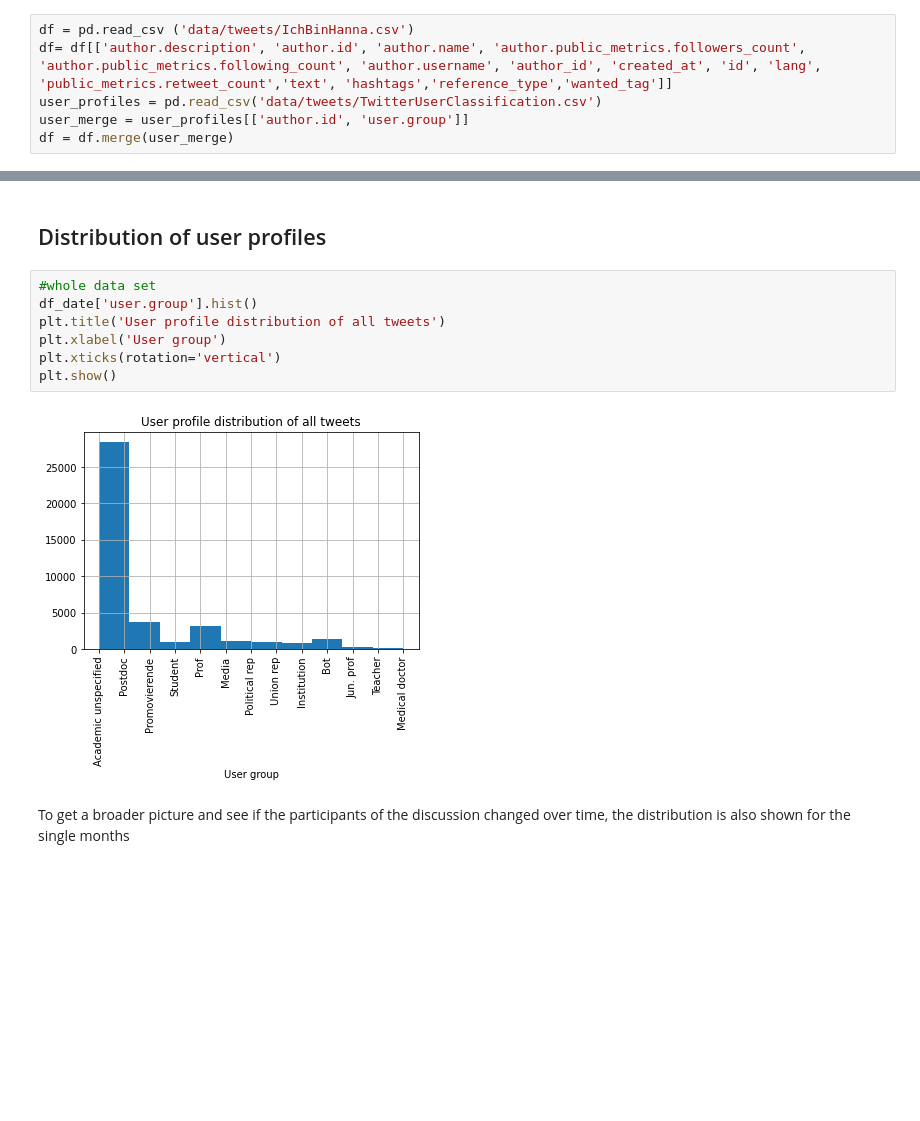
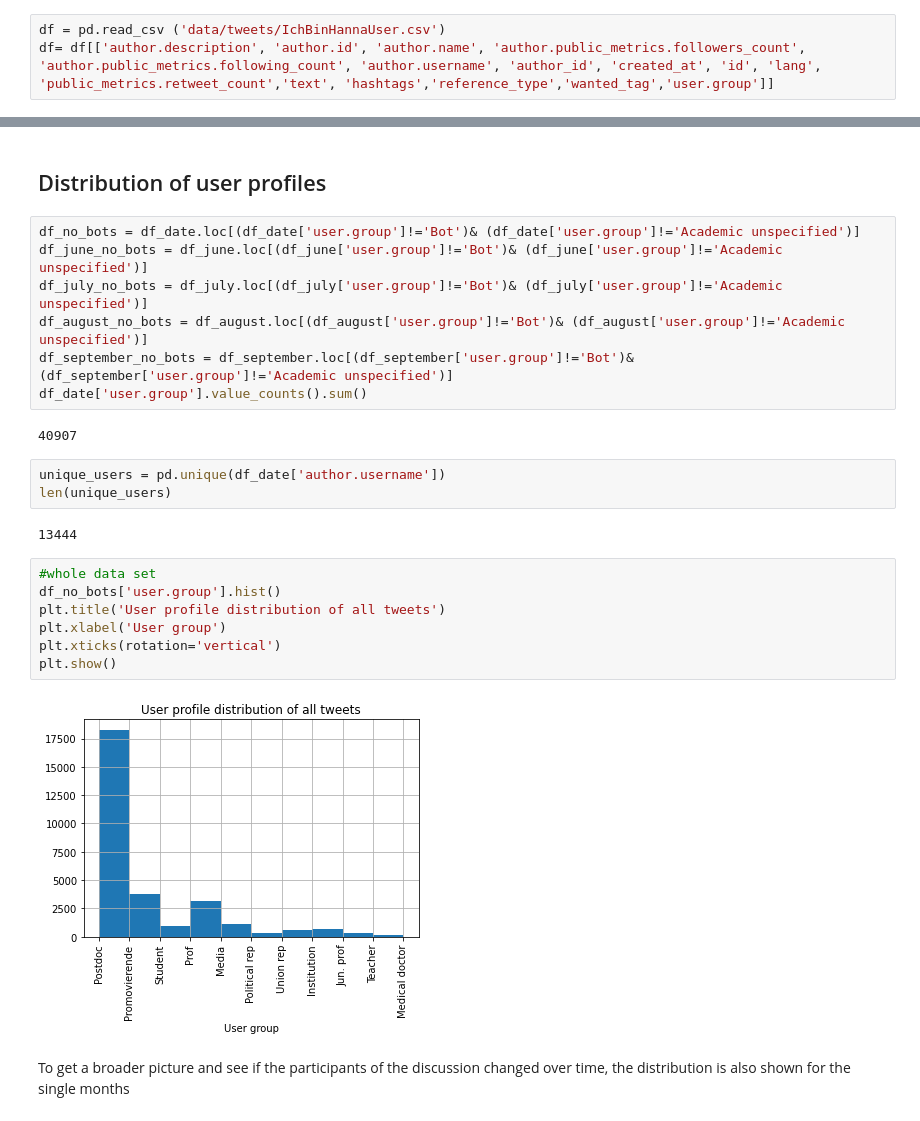
Before and after one commit to ahmadouw/IchBinHanna-Analysis, a Jupyter notebook: Data_Analysis.ipynb, the cells around one changed output, grey strips where cells are left out. Cells and saved outputs as stored; diff of their text form; blank space fills up the shorter version.

Commit message:
Readme updated, final user profiles + minor updates

```diff
--- a/Data_Analysis.ipynb
+++ b/Data_Analysis.ipynb
@@ -15,11 +15,8 @@ import nltk
 from nltk.corpus import stopwords
 warnings.filterwarnings('ignore')
 # %%
-df = pd.read_csv ('data/tweets/IchBinHanna.csv')
-df= df[['author.description', 'author.id', 'author.name', 'author.public_metrics.followers_count', 'author.public_metrics.following_count', 'author.username', 'author_id', 'created_at', 'id', 'lang', 'public_metrics.retweet_count','text', 'hashtags','reference_type','wanted_tag']]
-user_profiles = pd.read_csv('data/tweets/TwitterUserClassification.csv')
-user_merge = user_profiles[['author.id', 'user.group']]
-df = df.merge(user_merge)
+df = pd.read_csv ('data/tweets/IchBinHannaUser.csv')
+df= df[['author.description', 'author.id', 'author.name', 'author.public_metrics.followers_count', 'author.public_metrics.following_count', 'author.username', 'author_id', 'created_at', 'id', 'lang', 'public_metrics.retweet_count','text', 'hashtags','reference_type','wanted_tag','user.group']]
 # %%
 #only keep tweets from 01/06/2021 - 30/09/2021
 df['new_date'] = pd.to_datetime(df['created_at']).dt.strftime('%Y-%m-%d %H:%M:%S')
@@ -420,14 +389,28 @@ print("03.09.:\n{}".format(daily_word_count.most_common(25)))
 29th: IchBinHanna discussed in the "hessischer Landtag"
 # %% [markdown]
 ## Distribution of user profiles
+# %%
+df_no_bots = df_date.loc[(df_date['user.group']!='Bot')& (df_date['user.group']!='Academic unspecified')]
+df_june_no_bots = df_june.loc[(df_june['user.group']!='Bot')& (df_june['user.group']!='Academic unspecified')]
+df_july_no_bots = df_july.loc[(df_july['user.group']!='Bot')& (df_july['user.group']!='Academic unspecified')]
+df_august_no_bots = df_august.loc[(df_august['user.group']!='Bot')& (df_august['user.group']!='Academic unspecified')]
+df_september_no_bots = df_september.loc[(df_september['user.group']!='Bot')& (df_september['user.group']!='Academic unspecified')]
+df_date['user.group'].value_counts().sum()
+# %% [output]
+40907
+# %%
+unique_users = pd.unique(df_date['author.username'])
+len(unique_users)
+# %% [output]
+13444
 # %%
 #whole data set
-df_date['user.group'].hist()
+df_no_bots['user.group'].hist()
 plt.title('User profile distribution of all tweets')
 plt.xlabel('User group')
 plt.xticks(rotation='vertical')
 plt.show()
 # %% [output]
-[figure, old version]
+[figure, new version]
 # %% [markdown]
 To get a broader picture and see if the participants of the discussion changed over time, the distribution is also shown for the single months
```
Also changed, not shown: parts of 24 cells of this notebook, 5 other files.
